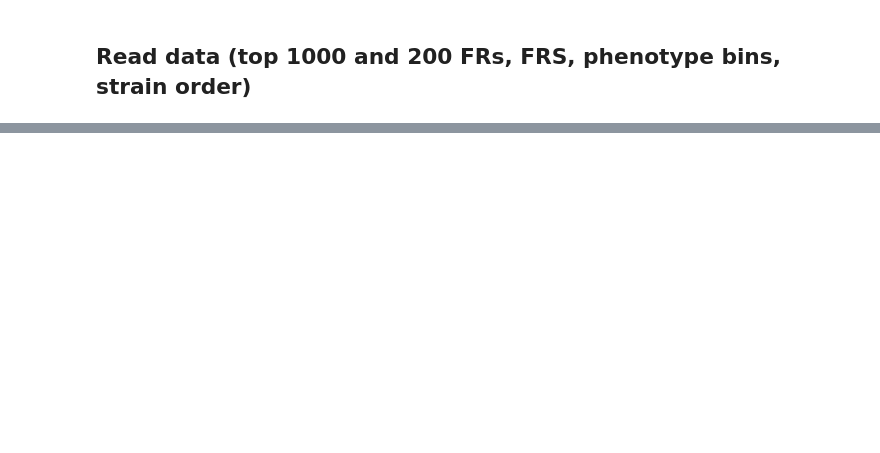
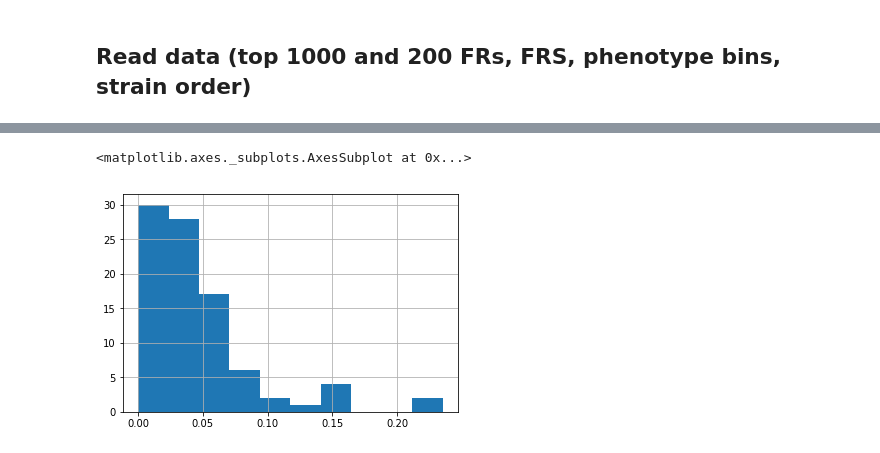
Before and after one commit to jeradhoy/550_Freq_Regions, a Jupyter notebook: Notebooks/cluster&Evaluate.ipynb, the cells around one changed output, grey strips where cells are left out. Drawn from its saved outputs; the diff is of its cells as text; code cells hidden in the pictures; blank space fills up the shorter version.

```diff
--- a/Notebooks/cluster&Evaluate.ipynb
+++ b/Notebooks/cluster&Evaluate.ipynb
@@ -73,0 +88,5 @@ results_df[results_df['NMI'] > 0.15]
+# %%
+results_df['NMI'].hist()
+# %% [output]
+<matplotlib.axes._subplots.AxesSubplot at 0x...>
+[figure, added]
```
Also changed, not shown: parts of 13 cells of this notebook.
